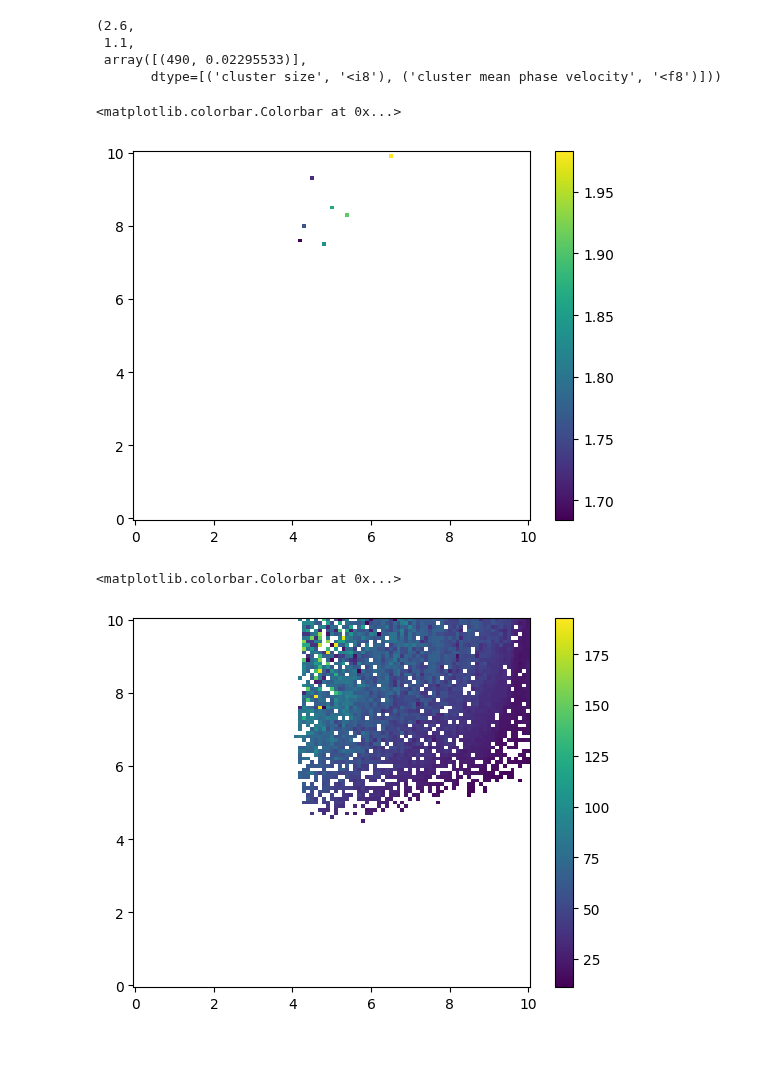
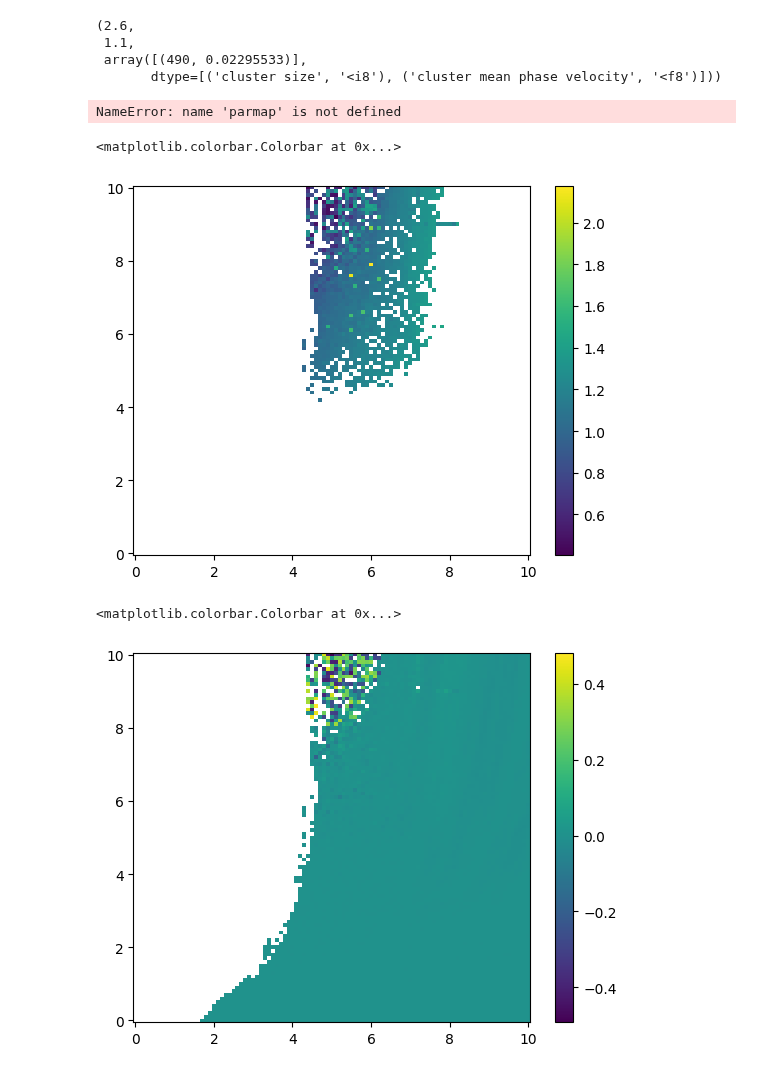
Before and after one commit to Gug-Young/Kuramoto-model, a Jupyter notebook: 230710 cluster algorithm check final.ipynb, the cells around one changed output. Drawn from its saved outputs; the diff is of its cells as text; code cells hidden in the pictures.

```diff
--- a/230710 cluster algorithm check final.ipynb
+++ b/230710 cluster algorithm check final.ipynb
@@ -13,7 +13,7 @@ from TO_sim.gen_Distribution import Normal
 from TO_sim.gen_Distribution import Quantile_Normal as Q_Normal
 from tqdm.notebook import tqdm
 # %%
-df = pd.read_excel('N = 500 Q_Normal seed = 10 dt = 0.1 230821 ver3.xlsm',index_col=[0,1])
+df = pd.read_excel('N = 1000 Q_Normal seed = 10 dt = 0.1 230821 ver3.xlsm',index_col=[0,1])
 ms = df.reset_index().m.unique()
 # %%
 df_Km = df.copy()
@@ -41,8 +41,8 @@ for i in range(100):
                 c=np.ones((10,101))*(len_cluster),s=50*np.ones((10,101))*rMM,cmap='tab10')
     # plt.colorbar()
     len_cluster = (~cluster_o.isna()).sum(axis=1)
-    if ms[i]>=5:
-        is_na = df_m.K.loc[df_m.K>4.1][len_cluster ==1].to_numpy()
+    if ms[i]>=4:
+        is_na = df_m.K.loc[df_m.K>4.7][len_cluster ==1].to_numpy()
 
         if len(is_na) !=0:
             # print(ms[i],is_na)
@@ -64,7 +69,7 @@ plt.scatter(check_list_K,check_list_m,s=5,c=check_list_m)
 re_check_list_m = []
 re_check_list_K = []
 for m,K in list(zip(check_list_m,check_list_K)):
-    if K > 4.1:
+    if K <6.5:
         re_check_list_m.append(m)
         re_check_list_K.append(K)
 # %%
@@ -78,11 +83,10 @@ len(list(zip(re_check_list_m,re_check_list_K)))
 # %%
-
-for i, (m,K) in enumerate(list(zip(re_check_list_m,re_check_list_K))):
+for (m,K) in tqdm(list(zip(re_check_list_m,re_check_list_K))):
         seed =10
         N = 500
         theta_init,omega,Kc = Q_Normal(N,0,1,seed=seed)
         omega = np.sort(omega)
-        t_end = 4000
+        t_end = 6000
         dt =0.1
         t = np.arange(0,t_end,dt)
         theta, dtheta,rs = mf2(K,N=N,m=m,t_array=t,p_theta=theta_init,p_dtheta= 0*omega,p_omega=omega,result_time = int((t_end)-(350))*int(1/dt))
@@ -165,6 +165,8 @@ for m,(r,rstd,rMM,CSMP_set,CSMO_set,error_set,C_s_set,C_e_set) in zip(ms,parmap.
                 df_Km.loc[(K,m),f'c{i}'] = CSMP['cluster size'][i]
                 df_Km.loc[(K,m),f'c{i} phase vel'] = CSMP['cluster mean phase velocity'][i]
                 df_Km.loc[(K,m),f'c{i} omega'] = CSMO['cluster mean natural frequency'][i]
+# %% [output]
+NameError: name 'parmap' is not defined
 # %%
 df = df_Km.copy()
 S = df['c0'].unstack().to_numpy()
@@ -215,9 +217,9 @@ for m in ms:
 # plt.imshow(df_new['p_o_0'].unstack().to_numpy().T)
 KK = df.index.to_frame().K.unstack().to_numpy().T
 MM = df.index.to_frame().m.unstack().to_numpy().T
-plt.pcolormesh(KK,MM,df_new['p_o_2'].unstack().to_numpy().T)
+plt.pcolormesh(KK,MM,df_new['p_o_0'].unstack().to_numpy().T)
 plt.colorbar()
 # plt.xlim(1,3)
 # %% [output]
 <matplotlib.colorbar.Colorbar at 0x...>
-[figure, old version]
+[figure, new version]
@@ -224,10 +230,10 @@ plt.colorbar()
 # %%
 # plt.imshow(df_new['p_o_0'].unstack().to_numpy().T)
 KK = df.index.to_frame().K.unstack().to_numpy().T
 MM = df.index.to_frame().m.unstack().to_numpy().T
-# plt.pcolormesh(KK,MM,df_new['main_o'].unstack().to_numpy().T)
-plt.pcolormesh(KK,MM,df_new['m_s_0'].unstack().to_numpy().T)
+plt.pcolormesh(KK,MM,df_new['main_o'].unstack().to_numpy().T)
+# plt.pcolormesh(KK,MM,df_new['m_s_0'].unstack().to_numpy().T)
 plt.colorbar()
 # %% [output]
 <matplotlib.colorbar.Colorbar at 0x...>
-[figure, old version]
+[figure, new version]
```
Also changed, not shown: parts of 10 cells of this notebook, 4 other files.
